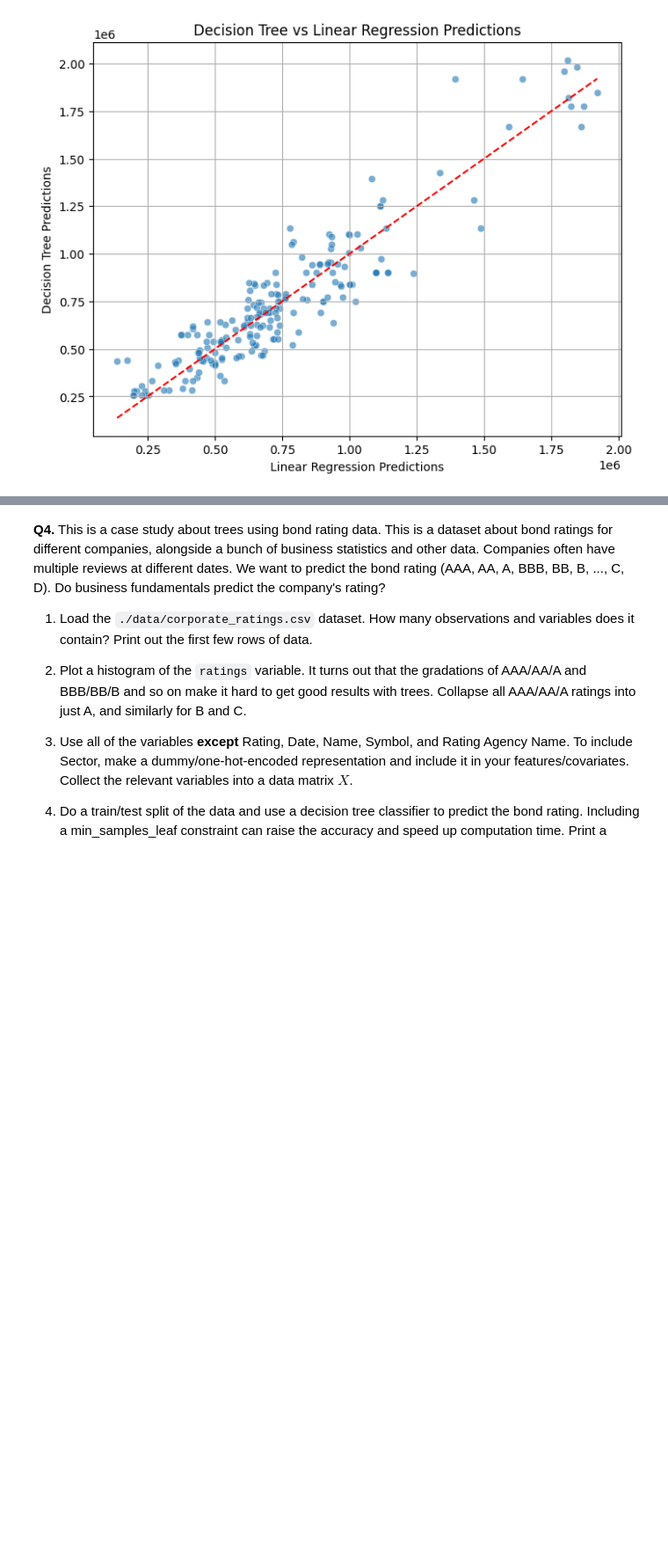
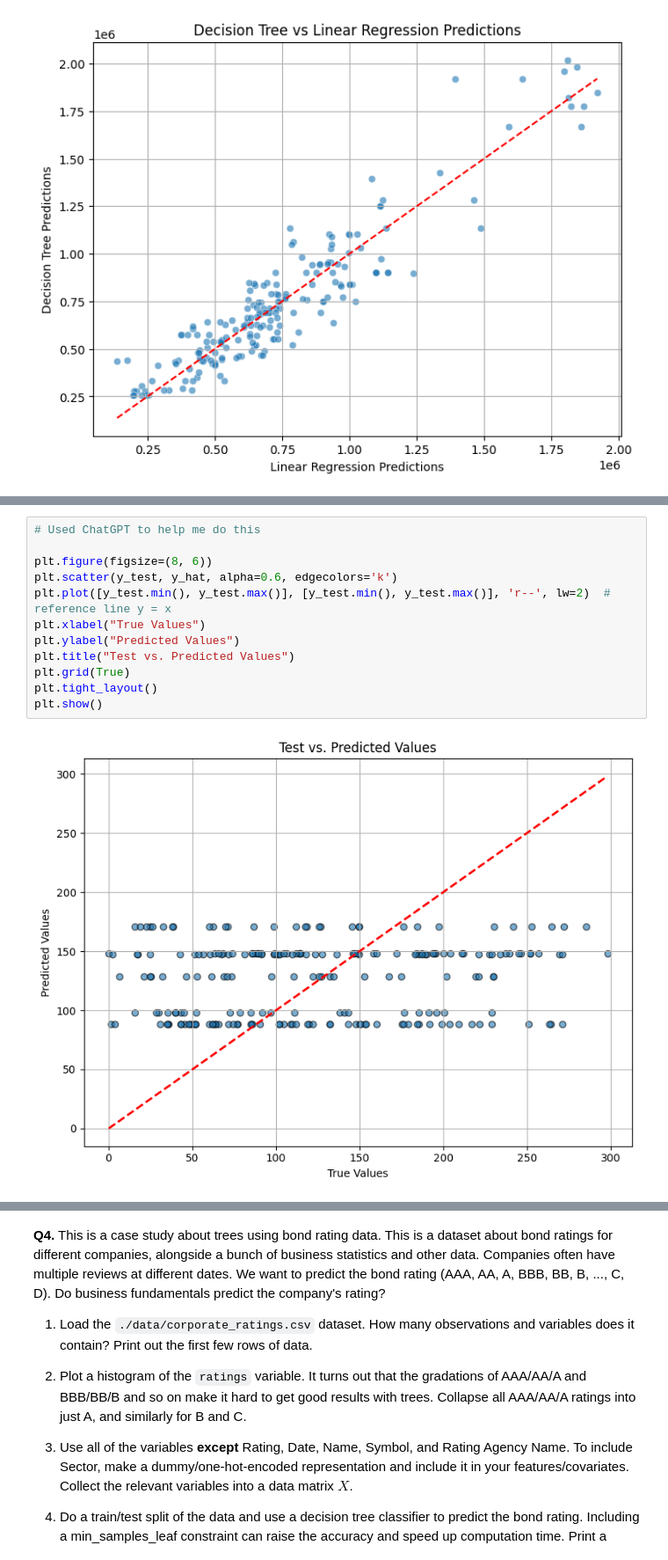
Before and after one commit to isaactabor21/trees, a Jupyter notebook: assignment/assignment.ipynb, the cells around one changed output, grey strips where cells are left out. Shown at 88% size. Cells and saved outputs as stored; diff of their text form; blank space fills up the shorter version.

```diff
--- a/assignment/assignment.ipynb
+++ b/assignment/assignment.ipynb
@@ -310,0 +421,14 @@ plt.show()
+# %%
+# Used ChatGPT to help me do this
+
+plt.figure(figsize=(8, 6))
+plt.scatter(y_test, y_hat, alpha=0.6, edgecolors='k')
+plt.plot([y_test.min(), y_test.max()], [y_test.min(), y_test.max()], 'r--', lw=2)  # reference line y = x
+plt.xlabel("True Values")
+plt.ylabel("Predicted Values")
+plt.title("Test vs. Predicted Values")
+plt.grid(True)
+plt.tight_layout()
+plt.show()
+# %% [output]
+[figure, added]
```
Also changed, not shown: parts of 18 cells of this notebook.
